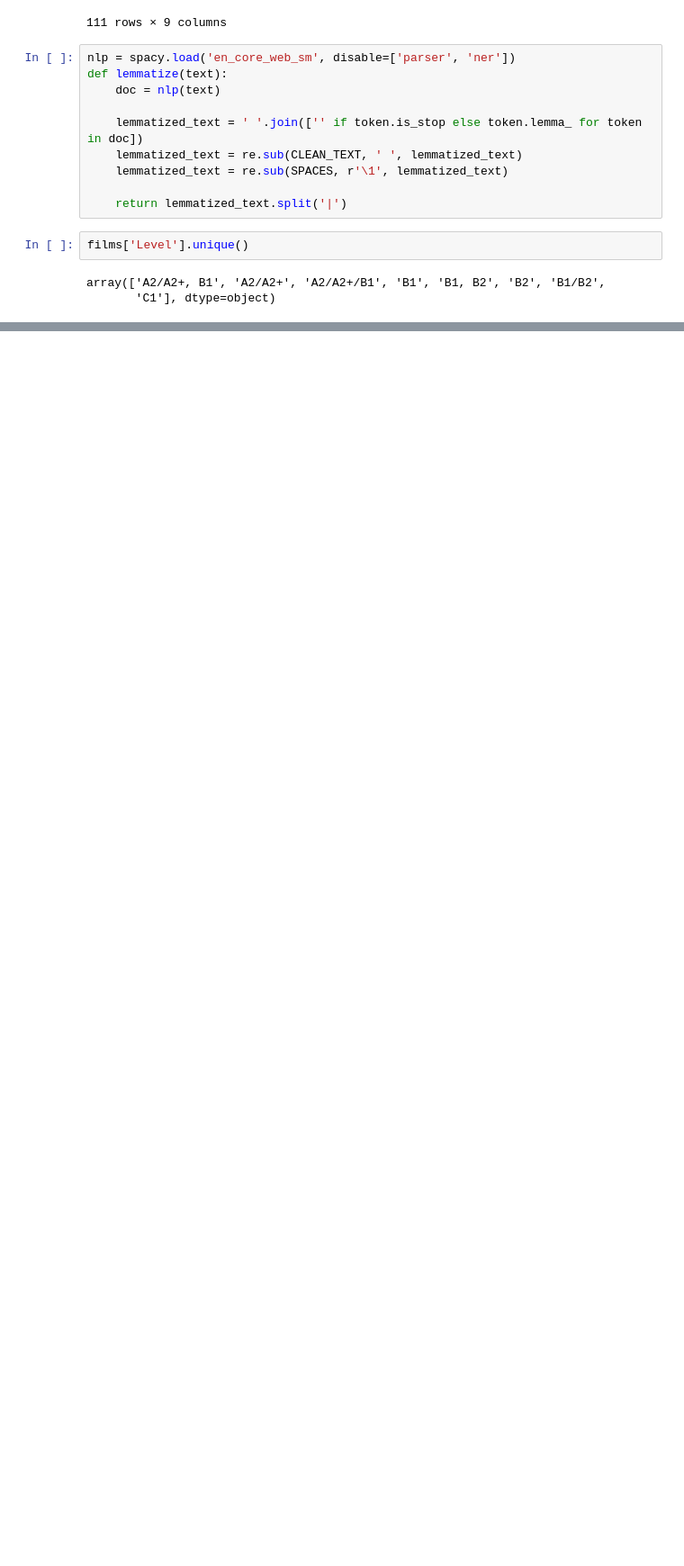
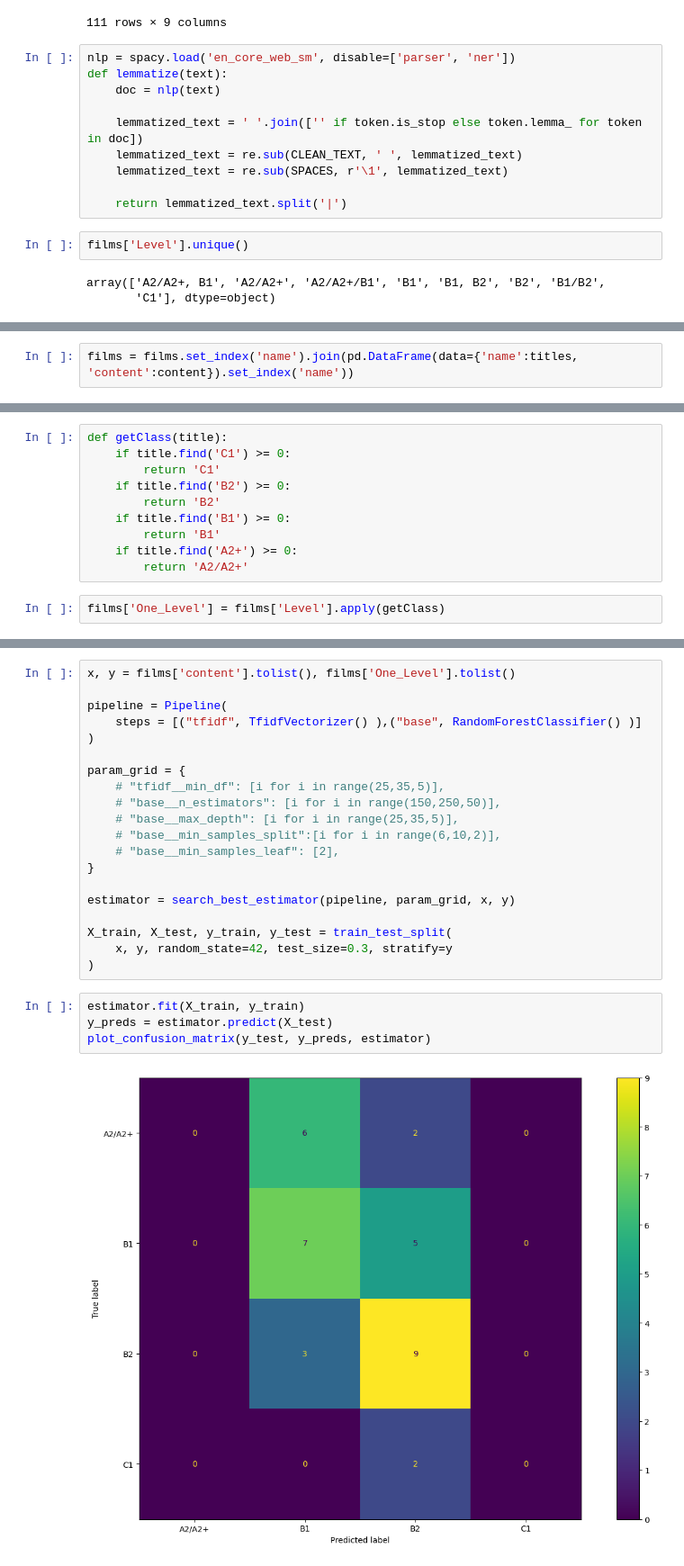
Before and after one commit to kirillva/workshop02, a Jupyter notebook: subtitles.ipynb, the cells around one changed output, grey strips where cells are left out. Shown at 90% size. Saved outputs shown, nothing was run; the diff lists cells and outputs as text; blank space fills up the shorter version.

Commit message:
Накопировал base baseline

```diff
--- a/subtitles.ipynb
+++ b/subtitles.ipynb
@@ -119,0 +185,2 @@ array(['A2/A2+, B1', 'A2/A2+', 'A2/A2+/B1', 'B1', 'B1, B2', 'B2', 'B1/B2',
+# %%
+films = films.set_index('name').join(pd.DataFrame(data={'name':titles, 'content':content}).set_index('name'))
@@ -119,0 +204,12 @@ array(['A2/A2+, B1', 'A2/A2+', 'A2/A2+/B1', 'B1', 'B1, B2', 'B2', 'B1/B2',
+# %%
+def getClass(title):
+    if title.find('C1') >= 0:
+        return 'C1'
+    if title.find('B2') >= 0:
+        return 'B2'
+    if title.find('B1') >= 0:
+        return 'B1'
+    if title.find('A2+') >= 0:
+        return 'A2/A2+'
+# %%
+films['One_Level'] = films['Level'].apply(getClass)
@@ -119,0 +224,26 @@ array(['A2/A2+, B1', 'A2/A2+', 'A2/A2+/B1', 'B1', 'B1, B2', 'B2', 'B1/B2',
+# %%
+x, y = films['content'].tolist(), films['One_Level'].tolist()
+
+pipeline = Pipeline(
+    steps = [("tfidf", TfidfVectorizer() ),("base", RandomForestClassifier() )]
+)
+
+param_grid = {
+    # "tfidf__min_df": [i for i in range(25,35,5)],
+    # "base__n_estimators": [i for i in range(150,250,50)],
+    # "base__max_depth": [i for i in range(25,35,5)],
+    # "base__min_samples_split":[i for i in range(6,10,2)],
+    # "base__min_samples_leaf": [2],
+}
+
+estimator = search_best_estimator(pipeline, param_grid, x, y)
+
+X_train, X_test, y_train, y_test = train_test_split(
+    x, y, random_state=42, test_size=0.3, stratify=y
+)
+# %%
+estimator.fit(X_train, y_train)
+y_preds = estimator.predict(X_test)
+plot_confusion_matrix(y_test, y_preds, estimator)
+# %% [output]
+[figure, added]
```
Also changed, not shown: parts of 9 cells of this notebook.
